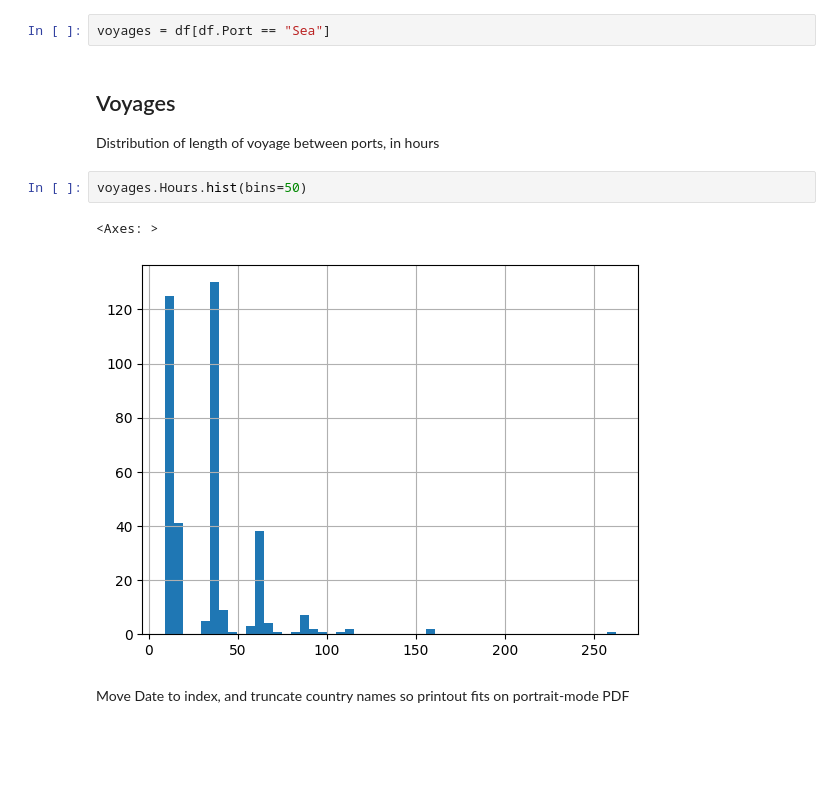
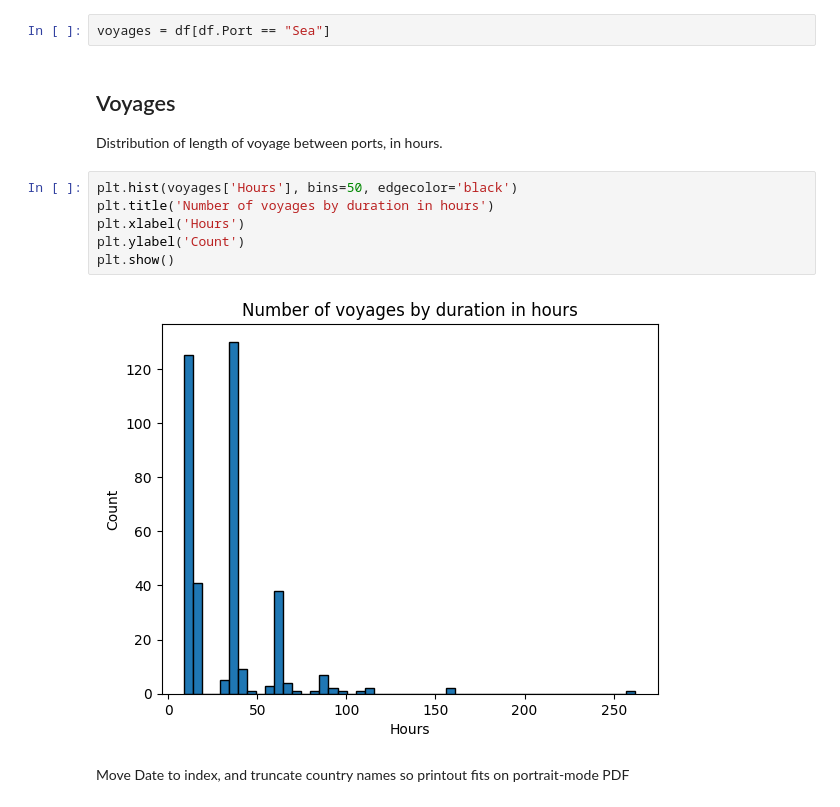
Before and after one commit to nealmcb/life_at_sea_cruise, a Jupyter notebook: life_at_sea_analyze.ipynb, the cells around one changed output. Drawn from its saved outputs; the diff is of its cells as text; blank space fills up the shorter version.

Commit message:
Add legends to plots

```diff
--- a/life_at_sea_analyze.ipynb
+++ b/life_at_sea_analyze.ipynb
@@ -89,12 +93,15 @@ ports.Hours.hist(bins=50)
 voyages = df[df.Port == "Sea"]
 # %% [markdown]
 ## Voyages
-Distribution of length of voyage between ports, in hours
+Distribution of length of voyage between ports, in hours.
 # %%
-voyages.Hours.hist(bins=50)
+plt.hist(voyages['Hours'], bins=50, edgecolor='black')
+plt.title('Number of voyages by duration in hours')
+plt.xlabel('Hours')
+plt.ylabel('Count')
+plt.show()
 # %% [output]
-<Axes: >
-[figure, old version]
+[figure, new version]
 # %% [markdown]
 Move Date to index, and truncate country names so printout fits on portrait-mode PDF
 # %%
```
Also changed, not shown: parts of 11 cells of this notebook, 1 other file.
